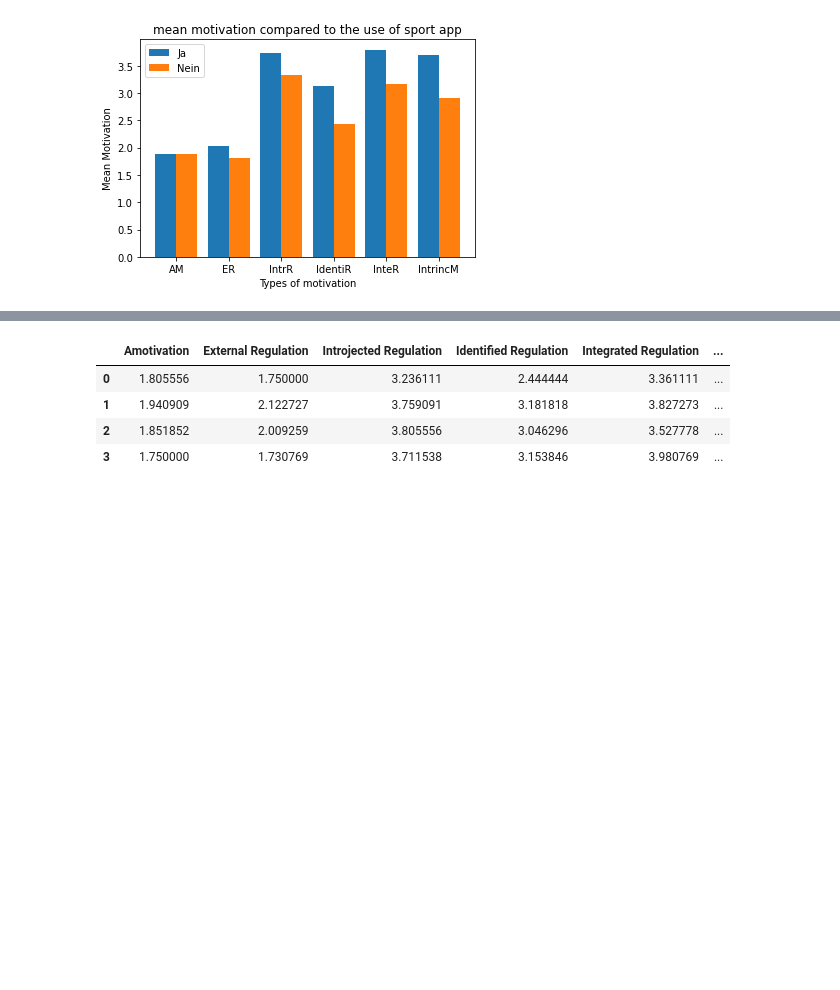
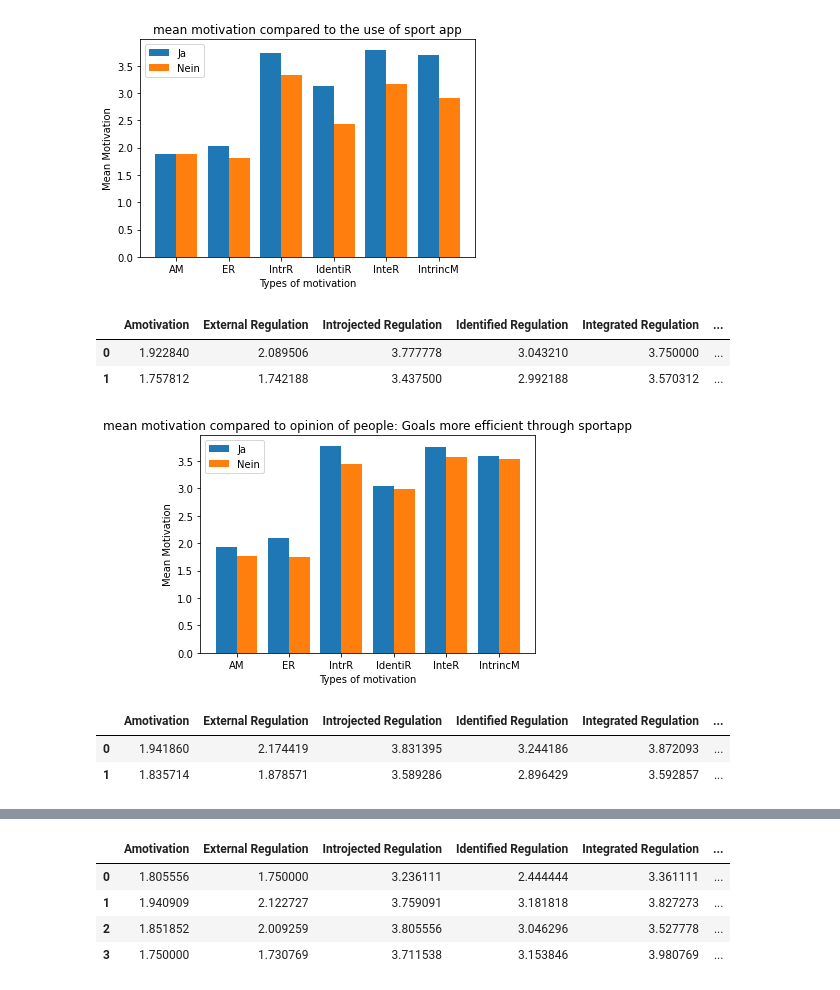
Before and after one commit to leaambrosius/emse, a Jupyter notebook: evaluation_lambrosi.ipynb, the cells around one changed output, grey strips where cells are left out. Drawn from its saved outputs; the diff is of its cells as text; code cells hidden in the pictures; blank space fills up the shorter version.

```diff
--- a/evaluation_lambrosi.ipynb
+++ b/evaluation_lambrosi.ipynb
@@ -60,3 +60,41 @@ plt.legend()
 plt.show()
 # %% [output]
 [figure]
+# %%
+meandata = data.groupby('Goals more efficient through sportapp',as_index=False)['Amotivation','External Regulation','Introjected Regulation','Identified Regulation','Integrated Regulation','Intrinsic Motivation'].mean()
+meandata = meandata[meandata.columns[1:]]
+meandata
+# %% [output]
+|  | Amotivation | External Regulation | Introjected Regulation | Identified Regulation | Integrated Regulation | ... |
+| 0 | 1.922840 | 2.089506 | 3.777778 | 3.043210 | 3.750000 | ... |
+| 1 | 1.757812 | 1.742188 | 3.437500 | 2.992188 | 3.570312 | ... |
+# %%
+#impact of using sports app on different sports motivation types
+
+X = ['AM','ER','IntrR','IdentiR','InteR','IntrincM'] # motivation types
+
+data_yes = meandata.iloc[0].to_list()
+data_no = meandata.iloc[1].to_list()
+
+
+X_axis = np.arange(len(X))
+
+plt.bar(X_axis - 0.2, data_yes, 0.4, label = 'Ja')
+plt.bar(X_axis + 0.2, data_no, 0.4, label = 'Nein')
+
+plt.xticks(X_axis, X)
+plt.xlabel("Types of motivation")
+plt.ylabel("Mean Motivation")
+plt.title("mean motivation compared to opinion of people: Goals more efficient through sportapp")
+plt.legend()
+plt.show()
+# %% [output]
+[figure, added]
+# %%
+meandata = data.groupby('Motivation when comparing to friends',as_index=False)['Amotivation','External Regulation','Introjected Regulation','Identified Regulation','Integrated Regulation','Intrinsic Motivation'].mean()
+meandata = meandata[meandata.columns[1:]]
+meandata
+# %% [output]
+|  | Amotivation | External Regulation | Introjected Regulation | Identified Regulation | Integrated Regulation | ... |
+| 0 | 1.941860 | 2.174419 | 3.831395 | 3.244186 | 3.872093 | ... |
+| 1 | 1.835714 | 1.878571 | 3.589286 | 2.896429 | 3.592857 | ... |
```
Also changed, not shown: parts of 6 cells of this notebook, 3 other files.
